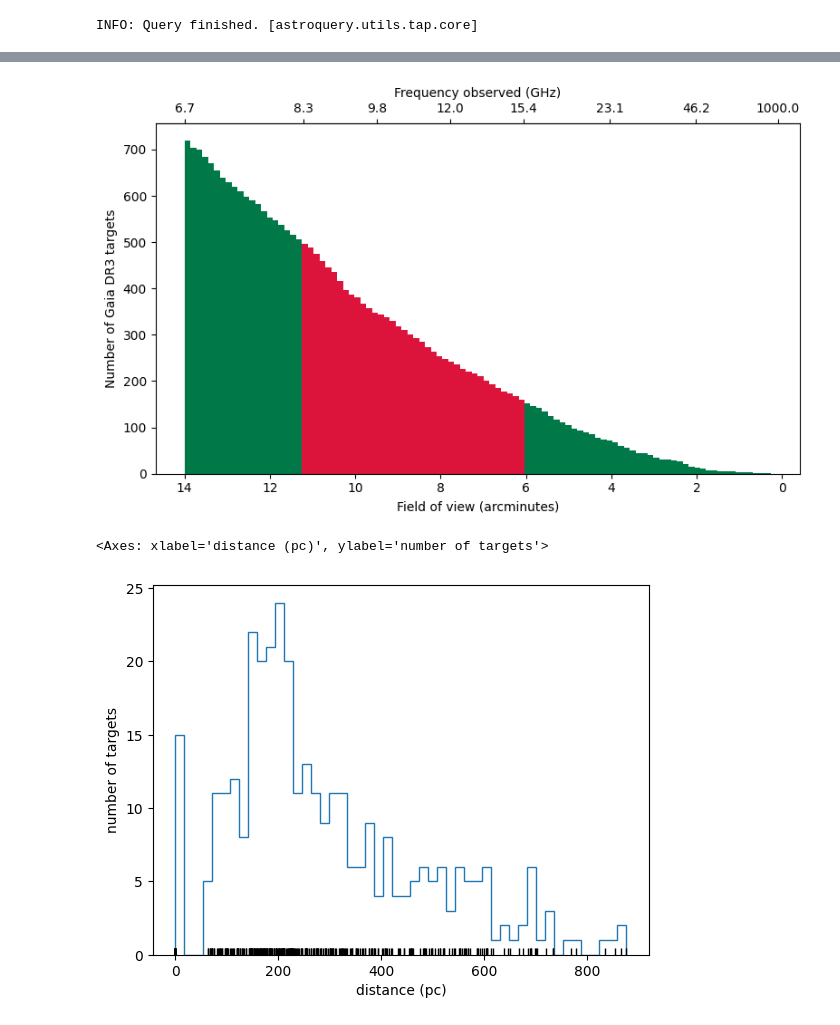
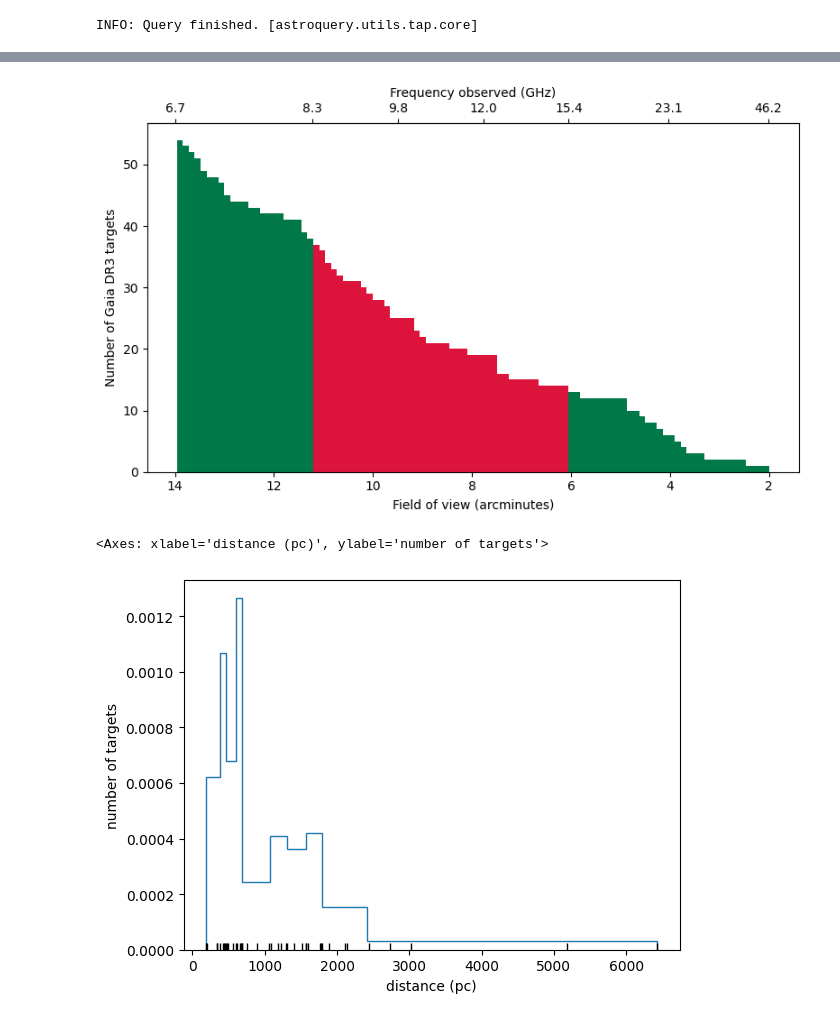
Before and after one commit to Oxke/seti-deliverables, a Jupyter notebook: LSP.ipynb, the cells around one changed output, grey strips where cells are left out. Drawn from its saved outputs; the diff is of its cells as text; code cells hidden in the pictures.

```diff
--- a/LSP.ipynb
+++ b/LSP.ipynb
@@ -7,22 +16,26 @@ from targetexplore.targets import Targets
 # List of LADUMA main and offset pointings (RA in hms, Dec in dms)
 ra_list = [
     "03h32m30s",  # Main
-    "03h32m30s",  # Offset North
-    "03h32m30s",  # Offset South
-    "03h33m30s",  # Offset East
-    "03h31m30s",  # Offset West
+    #"03h32m30s",  # Offset North
+    #"03h32m30s",  # Offset South
+    #"03h33m30s",  # Offset East
+    #"03h31m30s",  # Offset West
 ]
 
 dec_list = [
-    "-27d48m00s",  # Main
-    "-27d38m00s",  # North
-    "-27d58m00s",  # South
-    "-27d48m00s",  # East
-    "-27d48m00s",  # West
+    "-28d07m57s",  # Main
+    #"-27d57m57s",  # North
+    #"-28d17m57s",  # South
+    #"-28d07m57s",  # East
+    #"-28d07m57s",  # West
 ]
 
 pointings = SkyCoord(ra=ra_list, dec=dec_list, frame="icrs")
 # %%
-tgts = Targets(pointings, telescope="MeerKAT", band="5b")
+tgts = Targets(
+    pointings,
+    telescope="MeerKAT", band="5b",
+    quality_cut=False
+)
 # %% [output]
 INFO: Query finished. [astroquery.utils.tap.core]
@@ -52,10 +42,10 @@ Table length=555
 # %%
 tgts.hist_separation()
 # %% [output]
-[figure, old version]
+[figure, new version]
 # %%
-tgts.hist_distance(bins=50, mask_parallax=True)
+tgts.hist_distance(bins=1/10)
 # %% [output]
 <Axes: xlabel='distance (pc)', ylabel='number of targets'>
-[figure, old version]
+[figure, new version]
 # %%
```
Also changed, not shown: parts of 5 cells of this notebook, 2 other files.
